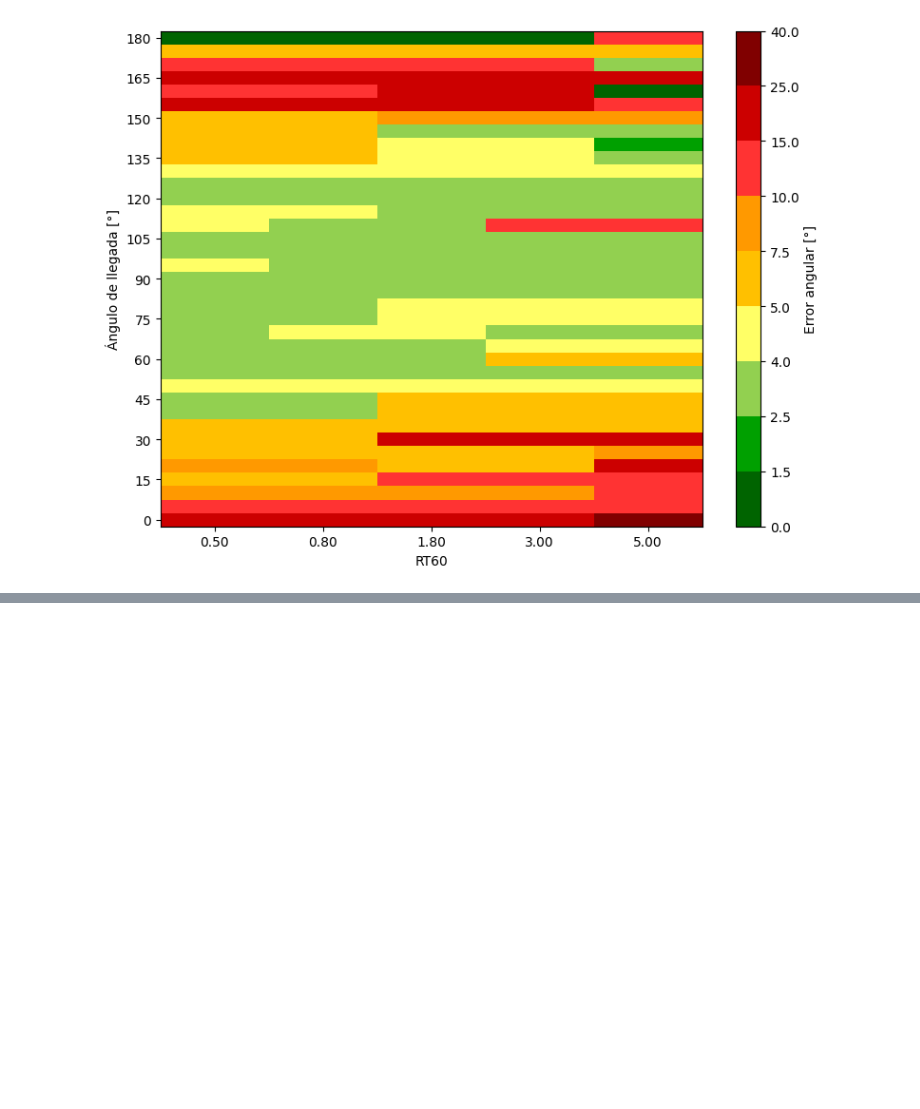
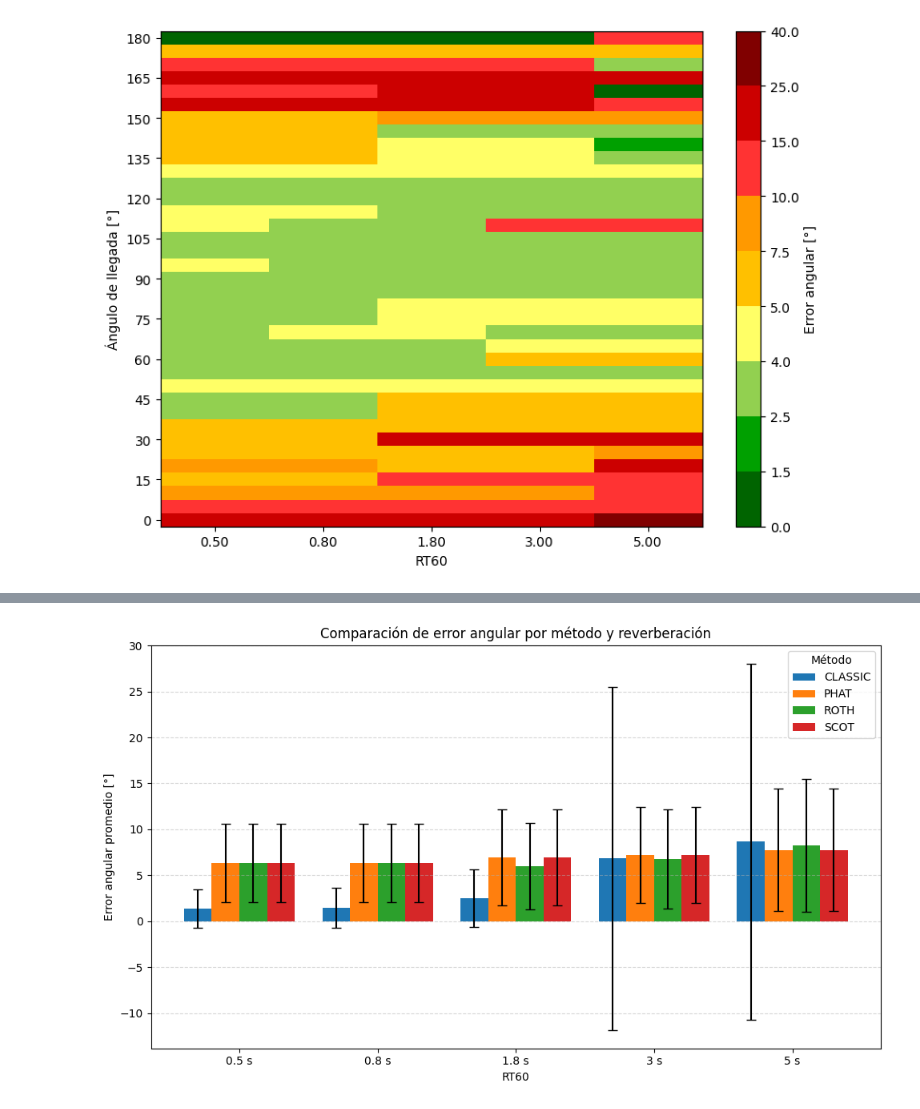
Before and after one commit to electronicos-anonimos/tp_dsp_tdoa, a Jupyter notebook: graph.ipynb, the cells around one changed output, grey strips where cells are left out. Drawn from its saved outputs; the diff is of its cells as text; code cells hidden in the pictures; blank space fills up the shorter version.

```diff
--- a/graph.ipynb
+++ b/graph.ipynb
@@ -143,0 +216,68 @@ plt.show()
+# %%
+import pandas as pd
+import numpy as np
+import matplotlib.pyplot as plt
+import glob
+import re
+import os
+
+# === MAPEO RT60 ===
+rt60_map = {
+    "very_short": "0.5 s", "short": "0.8 s", "medium": "1.8 s",
+    "long": "3 s", "very_long": "5 s"
+}
+rt60_numeric = {v: float(v[:-2]) for v in rt60_map.values()}
+
+# === CARGA DE DATOS ===
+csv_folder = "csv_results"
+pattern = os.path.join(csv_folder, "sweep_0_180_5_*.csv")
+archivos = glob.glob(pattern)
+
+dfs = []
+for archivo in archivos:
+    match = re.search(r"sweep_0_180_5_(.*?)_rev_(.*)\.csv", archivo)
+    if match:
+        reverb_key = match.group(1).lower()
+        metodo = match.group(2).upper()
+        rt60_val = rt60_map.get(reverb_key, "?")
+        df_tmp = pd.read_csv(archivo)
+        df_tmp["method"] = metodo
+        df_tmp["rt60_val"] = rt60_val
+        dfs.append(df_tmp)
+
+df = pd.concat(dfs, ignore_index=True)
+
+# === AGRUPACIÓN POR MÉTODO Y RT60 ===
+grouped = df.groupby(["method", "rt60_val"])["angle_error"]
+mean_error = grouped.mean().unstack()
+std_error = grouped.std().unstack()
+
+# === ORDEN PERSONALIZADO PARA EJE X ===
+rt60_ordenado = sorted(mean_error.columns, key=lambda x: rt60_numeric.get(x, float('inf')))
+
+# === PARÁMETROS PARA BARRAS AGRUPADAS ===
+metodos = mean_error.index.tolist()
+x = np.arange(len(rt60_ordenado))
+bar_width = 0.8 / len(metodos)  # repartir espacio entre métodos
+
+plt.figure(figsize=(10, 6))
+
+for i, metodo in enumerate(metodos):
+    means = mean_error.loc[metodo, rt60_ordenado]
+    stds = std_error.loc[metodo, rt60_ordenado]
+    plt.bar(x + i * bar_width, means, yerr=stds, width=bar_width, capsize=4, label=metodo)
+
+# === ESTÉTICA ===
+plt.xticks(x + bar_width * (len(metodos) - 1) / 2, rt60_ordenado)
+plt.xlabel("RT60")
+plt.ylabel("Error angular promedio [°]")
+plt.title("Comparación de error angular por método y reverberación")
+plt.legend(title="Método")
+plt.grid(axis='y', linestyle='--', alpha=0.5)
+
+os.makedirs("figuras_heatmaps", exist_ok=True)
+plt.tight_layout()
+plt.savefig("figuras_heatmaps/errores_barras_con_std_por_metodo.png", dpi=300)
+plt.show()
+# %% [output]
+[figure, added]
```
Also changed, not shown: parts of 4 cells of this notebook.
